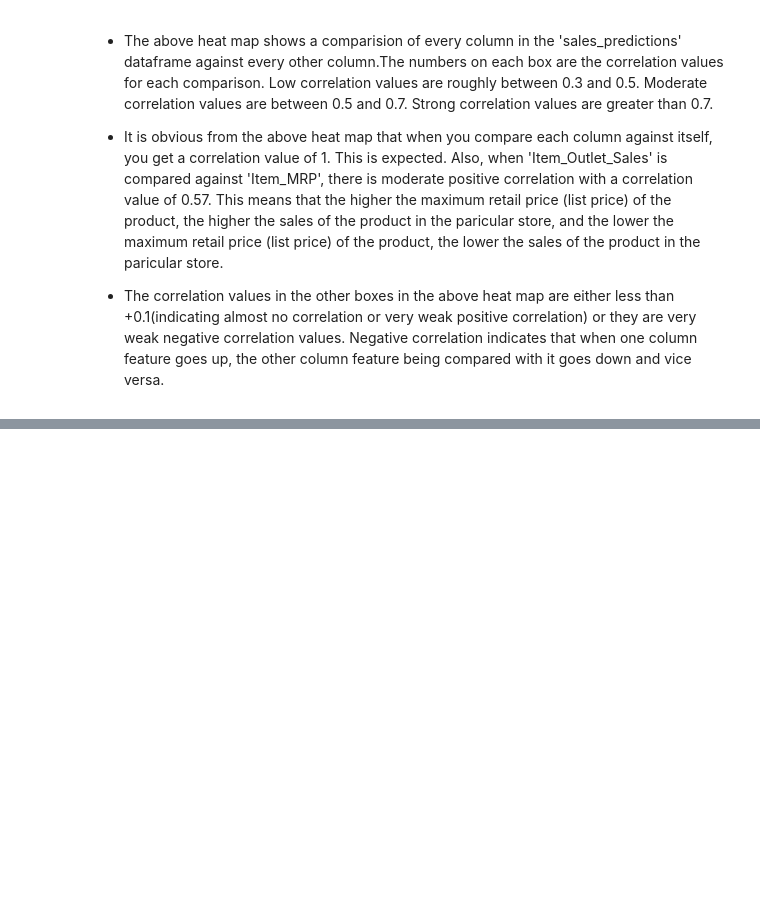
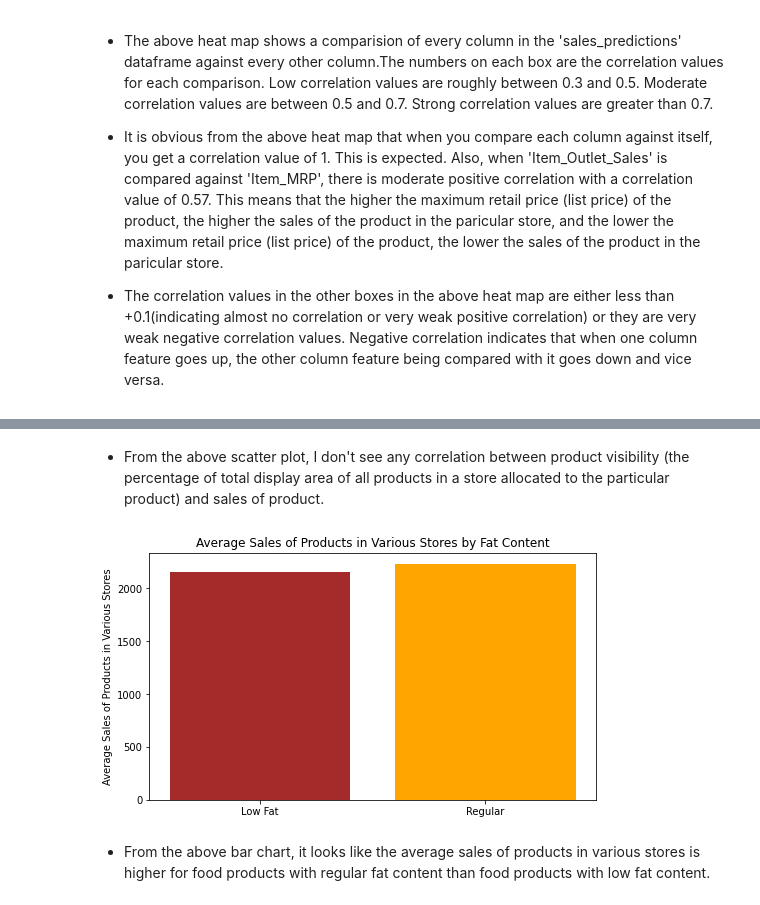
Before and after one commit to todebode/Food-Sales-Predictions, a Jupyter notebook: Food_sales_predictions.ipynb, the cells around one changed output, grey strips where cells are left out. Saved outputs shown, nothing was run; the diff lists cells and outputs as text; code cells hidden in the pictures; blank space fills up the shorter version.

```diff
--- a/Food_sales_predictions.ipynb
+++ b/Food_sales_predictions.ipynb
@@ -323,0 +378,14 @@ sns.heatmap(corr_salespredict, cmap='Blues', annot=True);
+# %% [markdown]
+- From the above scatter plot, I don't see any correlation between product visibility (the percentage of total display area of all products in a store allocated to the particular product) and sales of product.
+# %%
+# b) Compare the mean of 'Item_Outlet_Sales' column with the Fat Content (column "Item_Fat_Content')
+fig = plt.figure(figsize=(8,10))
+ax1 = fig.add_subplot(211)
+fat_content = sales_predictions.groupby('Item_Fat_Content')['Item_Outlet_Sales'].mean()
+ax1.bar(fat_content.index, fat_content, color=['brown','orange'])
+ax1.set_ylabel('Average Sales of Products in Various Stores')
+ax1.set_title('Average Sales of Products in Various Stores by Fat Content');
+# %% [output]
+[figure, added]
+# %% [markdown]
+- From the above bar chart, it looks like the average sales of products in various stores is higher for food products with regular fat content than food products with low fat content.
```
Also changed, not shown: parts of 13 cells of this notebook.
